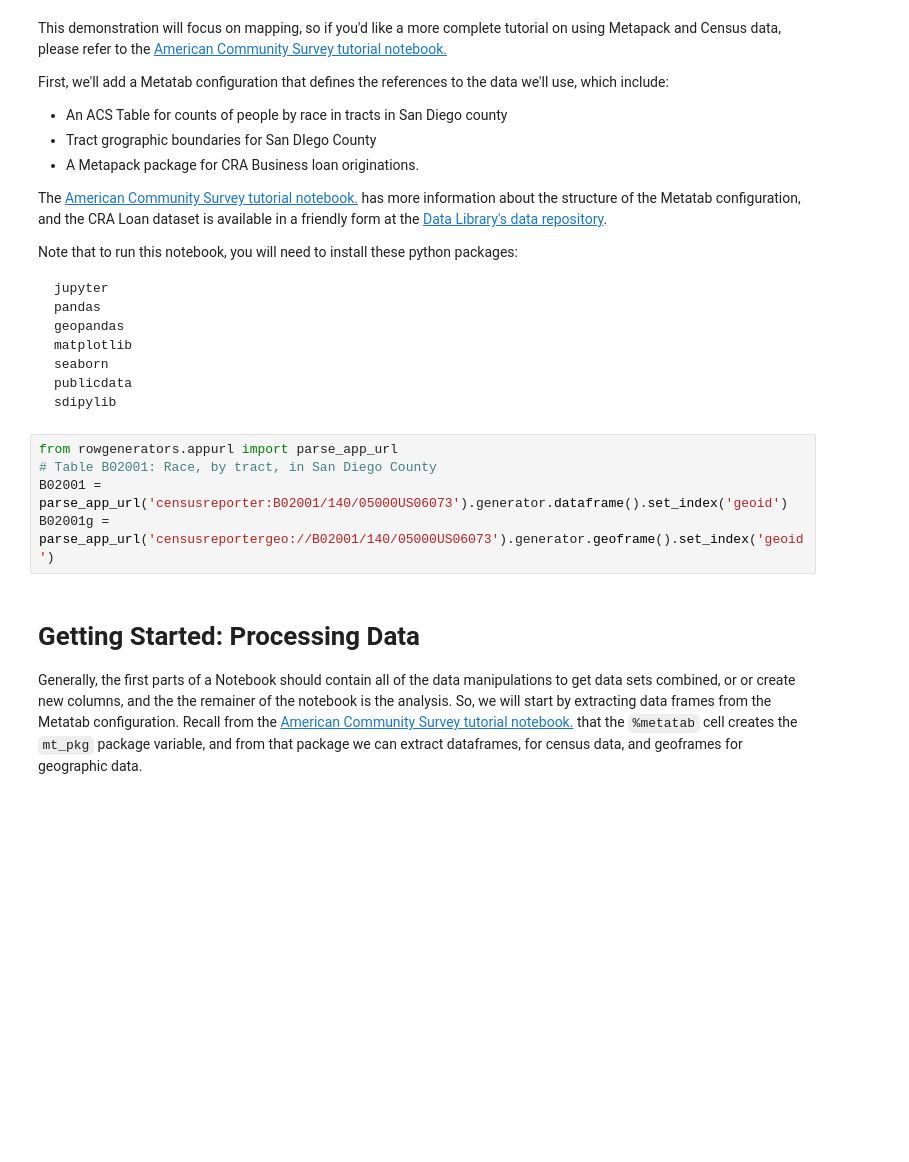
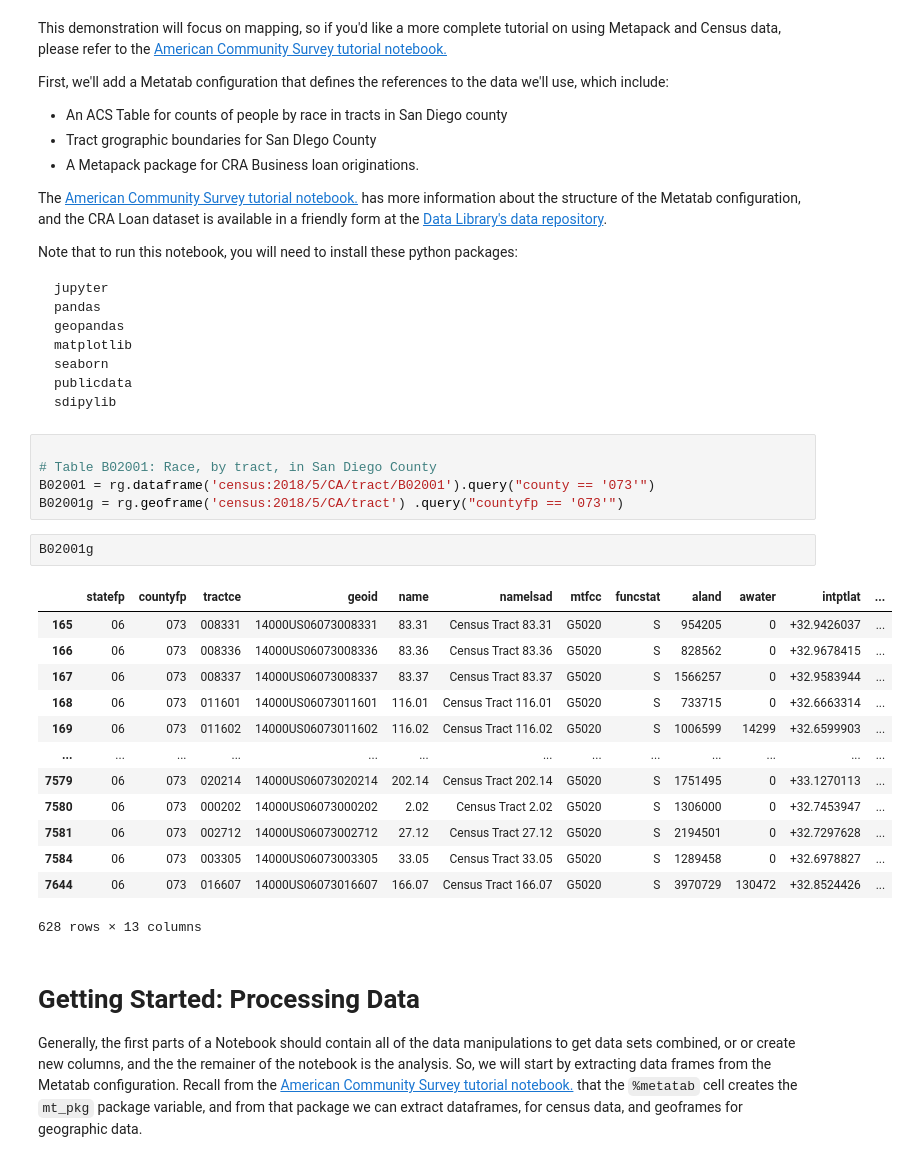
Before and after one commit to sandiegodata-projects/insights.sandiegodata.org, a Jupyter notebook: blog-notebooks/economy/FFEIC and Demographics.ipynb, the cells around one changed output. Cells and saved outputs as stored; diff of their text form; blank space fills up the shorter version.

````diff
--- a/blog-notebooks/economy/FFEIC and Demographics.ipynb
+++ b/blog-notebooks/economy/FFEIC and Demographics.ipynb
@@ -54,11 +55,27 @@ seaborn
 publicdata
 sdipylib
 ```
-# %%
-from rowgenerators.appurl import parse_app_url
-# Table B02001: Race, by tract, in San Diego County
-B02001 = parse_app_url('censusreporter:B02001/140/05000US06073').generator.dataframe().set_index('geoid')
-B02001g = parse_app_url('censusreportergeo://B02001/140/05000US06073').generator.geoframe().set_index('geoid')
+# %%
+
+# Table B02001: Race, by tract, in San Diego County
+B02001 = rg.dataframe('census:2018/5/CA/tract/B02001').query("county == '073'")
+B02001g = rg.geoframe('census:2018/5/CA/tract') .query("countyfp == '073'")
+# %%
+B02001g
+# %% [output]
+|  | statefp | countyfp | tractce | geoid | name | namelsad | mtfcc | funcstat | aland | awater | intptlat | ... |
+| 165 | 06 | 073 | 008331 | 14000US06073008331 | 83.31 | Census Tract 83.31 | G5020 | S | 954205 | 0 | +32.9426037 | ... |
+| 166 | 06 | 073 | 008336 | 14000US06073008336 | 83.36 | Census Tract 83.36 | G5020 | S | 828562 | 0 | +32.9678415 | ... |
+| 167 | 06 | 073 | 008337 | 14000US06073008337 | 83.37 | Census Tract 83.37 | G5020 | S | 1566257 | 0 | +32.9583944 | ... |
+| 168 | 06 | 073 | 011601 | 14000US06073011601 | 116.01 | Census Tract 116.01 | G5020 | S | 733715 | 0 | +32.6663314 | ... |
+| 169 | 06 | 073 | 011602 | 14000US06073011602 | 116.02 | Census Tract 116.02 | G5020 | S | 1006599 | 14299 | +32.6599903 | ... |
+| ... | ... | ... | ... | ... | ... | ... | ... | ... | ... | ... | ... | ... |
+| 7579 | 06 | 073 | 020214 | 14000US06073020214 | 202.14 | Census Tract 202.14 | G5020 | S | 1751495 | 0 | +33.1270113 | ... |
+| 7580 | 06 | 073 | 000202 | 14000US06073000202 | 2.02 | Census Tract 2.02 | G5020 | S | 1306000 | 0 | +32.7453947 | ... |
+| 7581 | 06 | 073 | 002712 | 14000US06073002712 | 27.12 | Census Tract 27.12 | G5020 | S | 2194501 | 0 | +32.7297628 | ... |
+| 7584 | 06 | 073 | 003305 | 14000US06073003305 | 33.05 | Census Tract 33.05 | G5020 | S | 1289458 | 0 | +32.6978827 | ... |
+| 7644 | 06 | 073 | 016607 | 14000US06073016607 | 166.07 | Census Tract 166.07 | G5020 | S | 3970729 | 130472 | +32.8524426 | ... |
+628 rows × 13 columns
 # %% [markdown]
 # Getting Started: Processing Data
 
````
Also changed, not shown: parts of 14 cells of this notebook, 4 other files.
